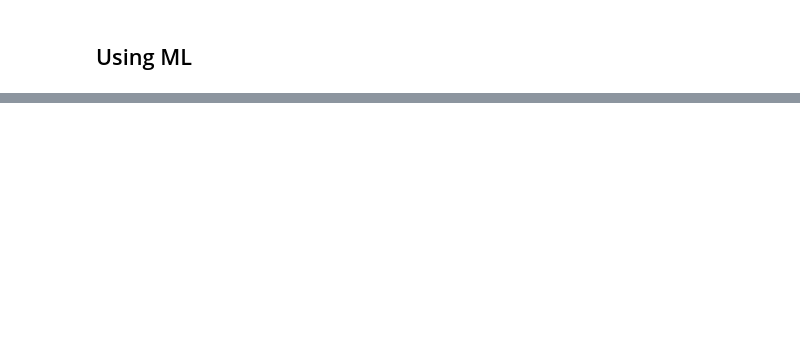
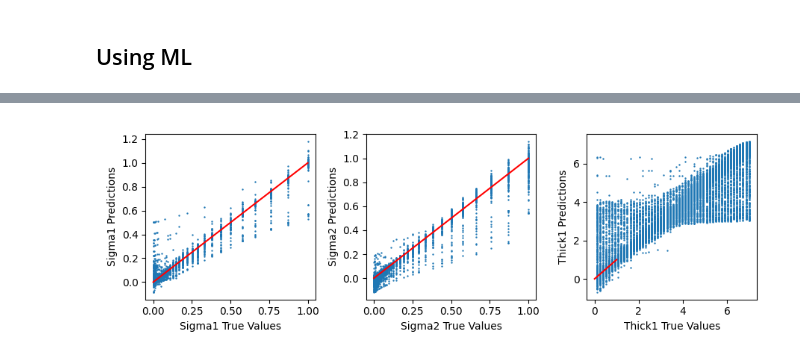
Before and after one commit to mariacarrizo/InvEM-ML, a Jupyter notebook: Notebooks/2_GlobalSearch_2lay.ipynb, the cells around one changed output, grey strips where cells are left out. Saved outputs shown, nothing was run; the diff lists cells and outputs as text; code cells hidden in the pictures; blank space fills up the shorter version.

```diff
--- a/Notebooks/2_GlobalSearch_2lay.ipynb
+++ b/Notebooks/2_GlobalSearch_2lay.ipynb
@@ -179,0 +326,2 @@ ModuleNotFoundError: No module named 'scikit'
+# %%
+test_predictions = dnn_model.predict(test_features)
@@ -179,0 +330,21 @@ ModuleNotFoundError: No module named 'scikit'
+# %%
+fig, ax = plt.subplots(1,3, figsize=(9,3))
+
+ax[0].scatter(np.array(test_labels)[:,0], test_predictions[0:,0], s= 0.5)
+ax[0].plot([0,1],[0,1], 'r')
+ax[0].set_xlabel('Sigma1 True Values')
+ax[0].set_ylabel('Sigma1 Predictions')
+
+ax[1].scatter(np.array(test_labels)[:,1], test_predictions[0:,1], s=0.5)
+ax[1].plot([0,1],[0,1], 'r')
+ax[1].set_xlabel('Sigma2 True Values')
+ax[1].set_ylabel('Sigma2 Predictions')
+
+ax[2].scatter(np.array(test_labels)[:,2], test_predictions[0:,2], s=0.5)
+ax[2].plot([0,1],[0,1], 'r')
+ax[2].set_xlabel('Thick1 True Values')
+ax[2].set_ylabel('Thick1 Predictions')
+
+plt.tight_layout()
+# %% [output]
+[figure, added]
```
Also changed, not shown: parts of 38 cells of this notebook, 1 other file.
